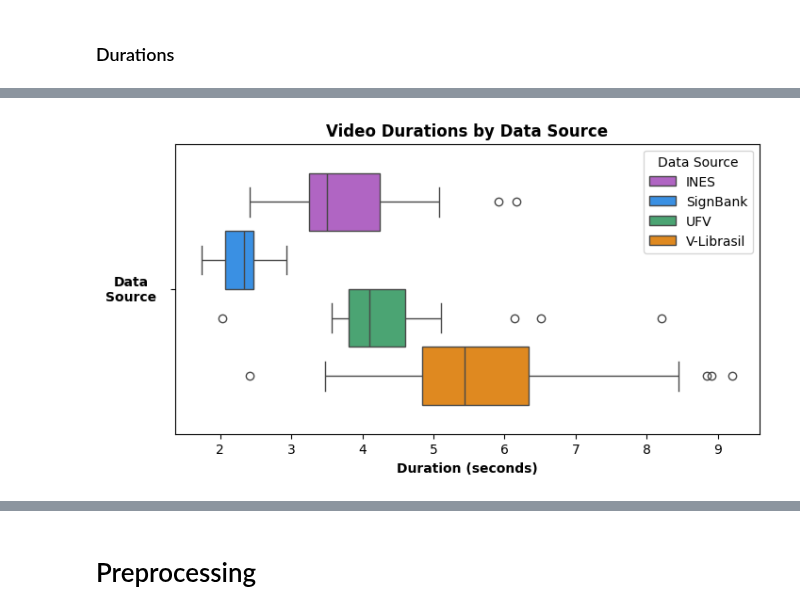
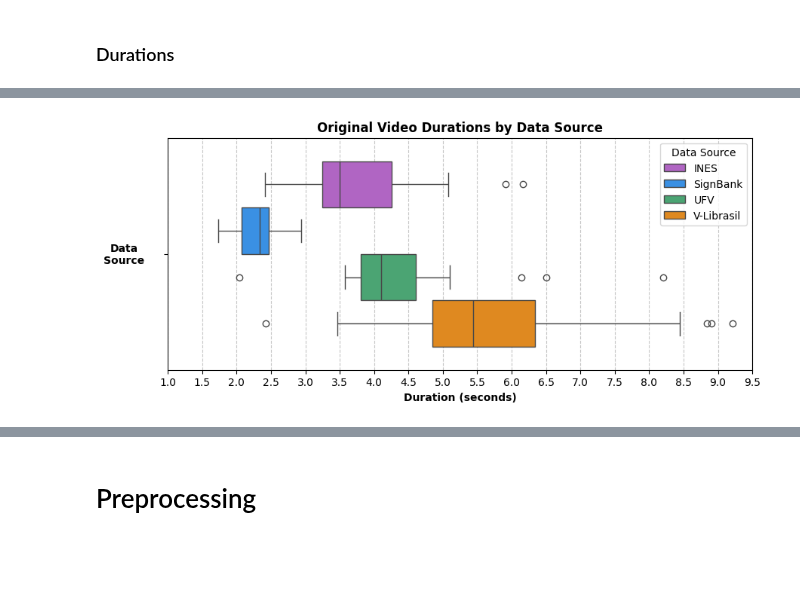
Before and after one commit to patrickf949/SaoPauloBrazilChapter_BrazilianSignLanguage, a Jupyter notebook: code/4_Report_Visualizations.ipynb, the cells around one changed output, grey strips where cells are left out. Cells and saved outputs as stored; diff of their text form; code cells hidden in the pictures; blank space fills up the shorter version.

```diff
--- a/code/4_Report_Visualizations.ipynb
+++ b/code/4_Report_Visualizations.ipynb
@@ -352,16 +341,19 @@ data_source_list
 # %%
-plt.figure(figsize=(8, 4))
-sns.boxplot(data=video_metadata, x='duration_sec', hue='data_source', palette=color_list_rgb)
+plt.figure(figsize=(10, 4))
+sns.boxplot(data=metadata, x='original_duration_sec', hue='data_source', palette=color_list_rgb)
 
 # Add title and labels
-plt.title('Video Durations by Data Source', fontweight='bold')
+plt.title('Original Video Durations by Data Source', fontweight='bold')
 plt.xlabel('Duration (seconds)', fontweight='bold')
+plt.xlim(1, 9.5)
+plt.xticks(np.arange(1, 10, .5))
+plt.grid(axis='x', linestyle='--', alpha=0.7)
 # legend
 plt.legend(title='Data Source', labels=data_source_list[:4], loc='upper right')
 ax = plt.gca()
 ax.set_ylabel("Data\nSource", rotation=0, fontweight='bold')
 ax.yaxis.set_label_coords(-.075, .45)
 
-plt.savefig(final_save_dir + f"video_durations_boxplot.png", dpi=1000, bbox_inches='tight')
+plt.savefig(final_save_dir + f"video_durations_orig_boxplot.png", dpi=1000, bbox_inches='tight')
 # %% [output]
-[figure, old version]
+[figure, new version]
```
Also changed, not shown: parts of 17 cells of this notebook, 1 other file.
